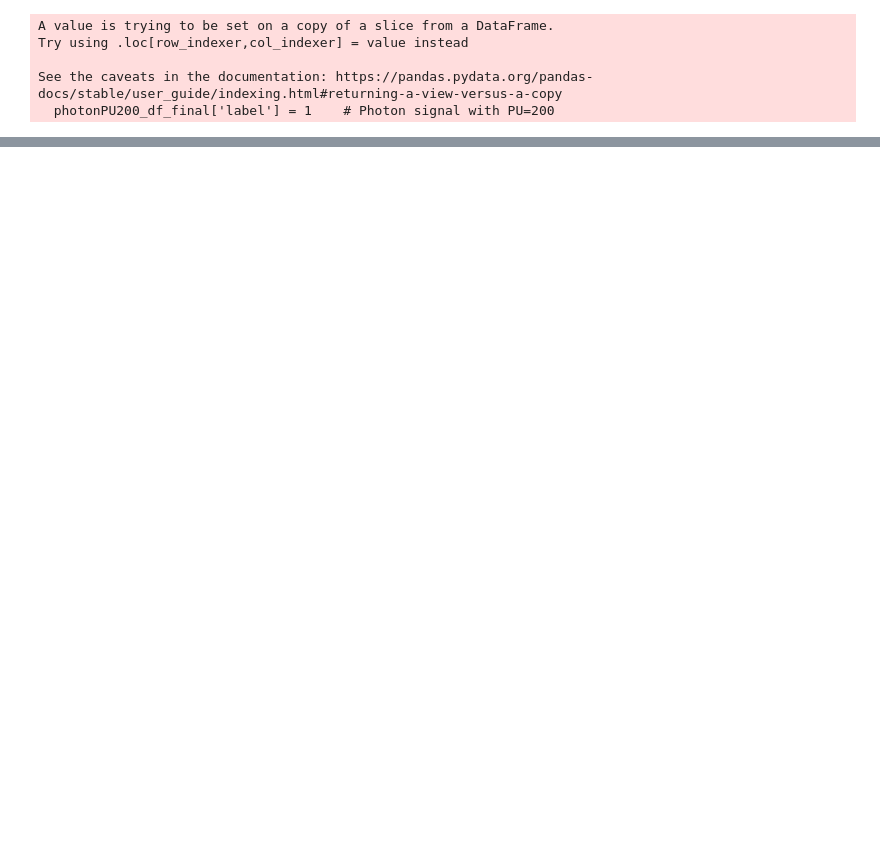
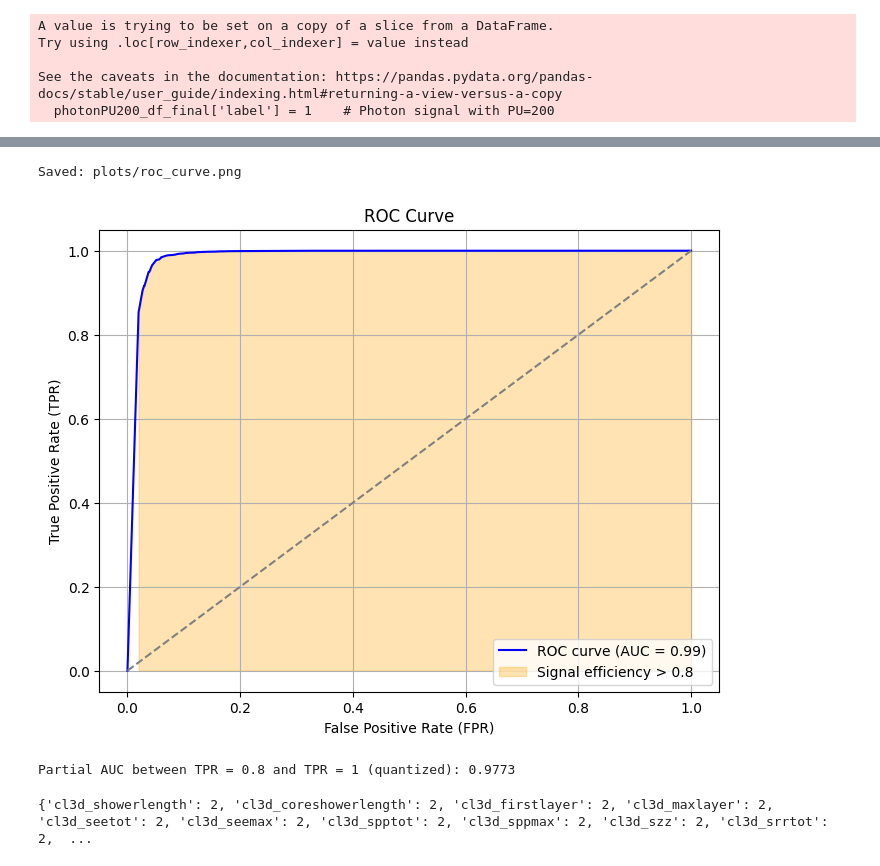
Before and after one commit to tdebnath16/shower_shape_studies, a Jupyter notebook: Quantisation.ipynb, the cells around one changed output, grey strips where cells are left out. Drawn from its saved outputs; the diff is of its cells as text; code cells hidden in the pictures; blank space fills up the shorter version.

```diff
--- a/Quantisation.ipynb
+++ b/Quantisation.ipynb
@@ -222,0 +201,3 @@ plot_roc_curve(y_test, y_pred_probs, 0.8)
+# %%
+nbits_dict = {col: maxbits(filtered_data[col]) for col in columns_for_training}
+fmin_dict, fmax_dict = filtered_data[columns_for_training].min(), filtered_data[columns_for_training].max()
@@ -228,0 +259,34 @@ Partial AUC between TPR = 0.8 and TPR = 1: 0.9844
+# %%
+# Quantize Features
+quantized_data = filtered_data.copy()
+
+# Apply quantization to each feature
+for col in columns_for_training:
+    nbits = nbits_dict[col]
+    fmin = filtered_data[col].min()
+    fmax = filtered_data[col].max()
+
+    # Apply the quantization method (e.g., uniform binning)
+    quantized_data[col] = quantize(filtered_data[col], nbits, method='uniform', fmin=fmin, fmax=fmax)
+
+# --------------------- Train XGBoost Model with Quantized Data ---------------------
+X_quantized = quantized_data[columns_for_training]
+y = filtered_data['label']  # Target variable stays the same
+
+X_train, X_test, y_train, y_test = train_test_split(X_quantized, y, test_size=0.2, random_state=42)
+best_model.fit(X_train, y_train)
+
+# --------------------- Evaluate Model ---------------------
+y_pred_probs_quantized = best_model.predict_proba(X_test)[:, 1]
+plot_roc_curve(y_test, y_pred_probs_quantized, 0.8)
+
+partial_auc_quantized = calculate_partial_auc(y_test, y_pred_probs_quantized, 0.8, 1.0)
+print(f"Partial AUC between TPR = 0.8 and TPR = 1 (quantized): {partial_auc_quantized:.4f}")
+# %% [output]
+Saved: plots/roc_curve.png
+[figure, added]
+Partial AUC between TPR = 0.8 and TPR = 1 (quantized): 0.9773
+# %%
+print(nbits_dict)
+# %% [output]
+{'cl3d_showerlength': 2, 'cl3d_coreshowerlength': 2, 'cl3d_firstlayer': 2, 'cl3d_maxlayer': 2, 'cl3d_seetot': 2, 'cl3d_seemax': 2, 'cl3d_spptot': 2, 'cl3d_sppmax': 2, 'cl3d_szz': 2, 'cl3d_srrtot': 2,  ...
```
Also changed, not shown: parts of 21 cells of this notebook, 2 other files.
